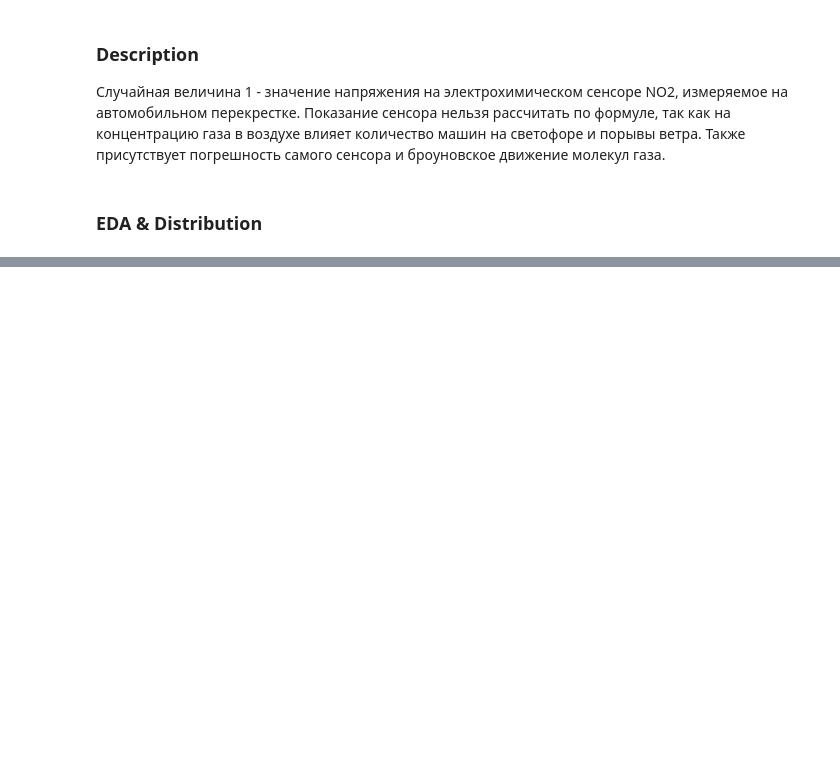
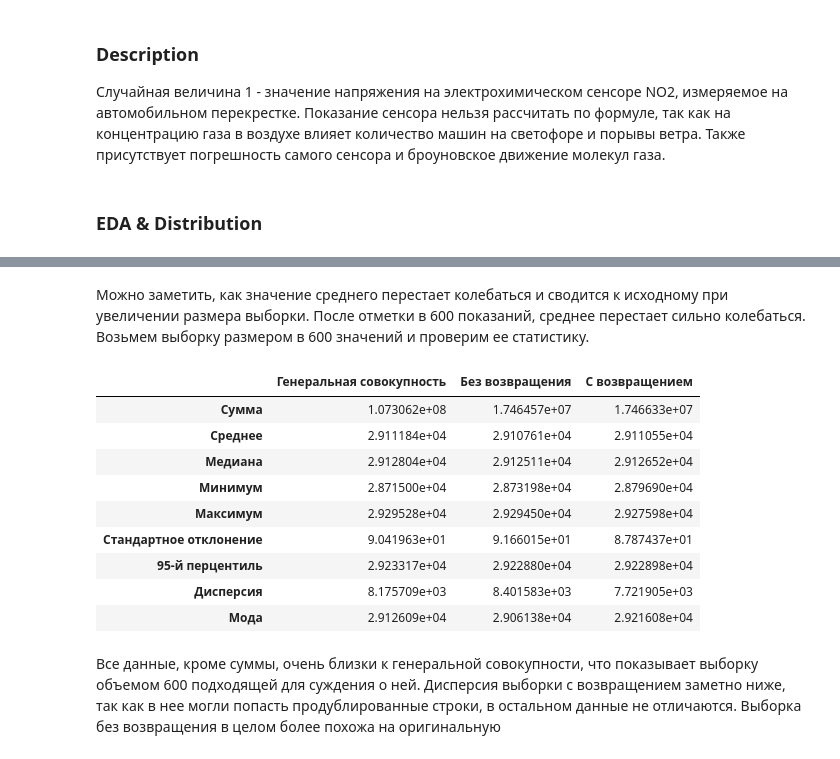
Before and after one commit to ffriewrya/lab01, a Jupyter notebook: lab01.ipynb, the cells around one changed output, grey strips where cells are left out. Drawn from its saved outputs; the diff is of its cells as text; code cells hidden in the pictures; blank space fills up the shorter version.

```diff
--- a/lab01.ipynb
+++ b/lab01.ipynb
@@ -133,0 +185,44 @@ print(f"Новое стандартное отклонение", round(no2_norma
+# %% [markdown]
+Можно заметить, как значение среднего перестает колебаться и сводится к исходному при увеличении размера выборки.
+После отметки в 600 показаний, среднее перестает сильно колебаться. Возьмем выборку размером в 600 значений и проверим ее статистику.
+# %%
+n_samples = 600
+
+no_return = no2.sample(n=n_samples, replace=False, random_state=40)
+with_return = no2.sample(n=n_samples, replace=True, random_state=40)
+
+def get_stat(data, column_name):
+    stats = {
+        "Сумма": data.sum(),
+        "Среднее": data.mean(),
+        "Медиана": data.median(),
+        "Минимум": data.min(),
+        "Максимум": data.max(),
+        "Стандартное отклонение": data.std(),
+        "95-й перцентиль": data.quantile(0.95),
+        "Дисперсия": data.var(),
+        "Мода": data.mode().iloc[0],
+    }
+    return pd.DataFrame(stats.values(), index=stats.keys(), columns=[column_name])
+
+df_gen = get_stat(no2, "Генеральная совокупность")
+df_no_r = get_stat(no_return, "Без возвращения ")
+df_with_r = get_stat(with_return, "С возвращением")
+
+table = pd.concat([df_gen, df_no_r, df_with_r], axis=1)
+display(table)
+# %% [output]
+|  | Генеральная совокупность | Без возвращения | С возвращением |
+| Сумма | 1.073062e+08 | 1.746457e+07 | 1.746633e+07 |
+| Среднее | 2.911184e+04 | 2.910761e+04 | 2.911055e+04 |
+| Медиана | 2.912804e+04 | 2.912511e+04 | 2.912652e+04 |
+| Минимум | 2.871500e+04 | 2.873198e+04 | 2.879690e+04 |
+| Максимум | 2.929528e+04 | 2.929450e+04 | 2.927598e+04 |
+| Стандартное отклонение | 9.041963e+01 | 9.166015e+01 | 8.787437e+01 |
+| 95-й перцентиль | 2.923317e+04 | 2.922880e+04 | 2.922898e+04 |
+| Дисперсия | 8.175709e+03 | 8.401583e+03 | 7.721905e+03 |
+| Мода | 2.912609e+04 | 2.906138e+04 | 2.921608e+04 |
+# %% [markdown]
+Все данные, кроме суммы, очень близки к генеральной совокупности, что показывает выборку объемом 600 подходящей для суждения о ней.
+Дисперсия выборки с возвращением заметно ниже, так как в нее могли попасть продублированные строки, в остальном данные не отличаются.
+Выборка без возвращения в целом более похожа на оригинальную
```
Also changed, not shown: parts of 7 cells of this notebook.
